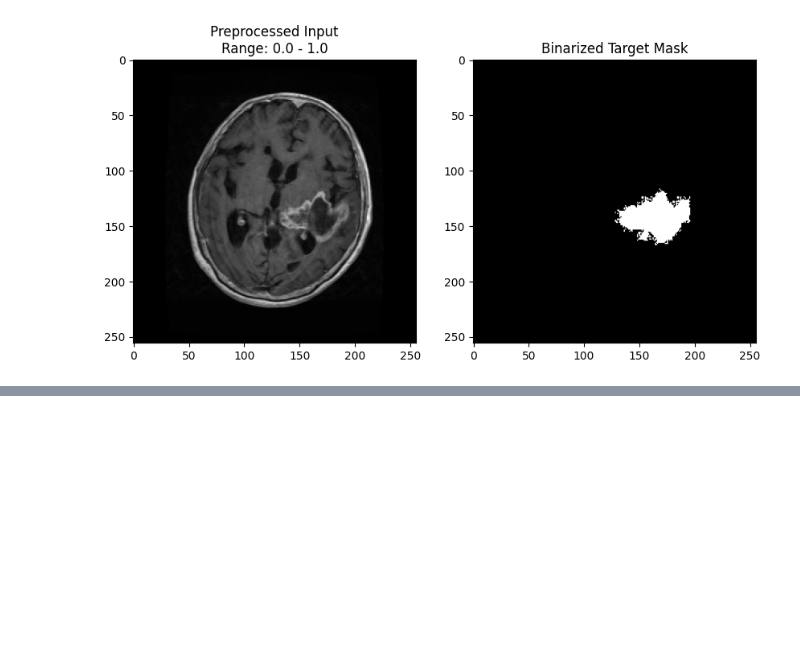
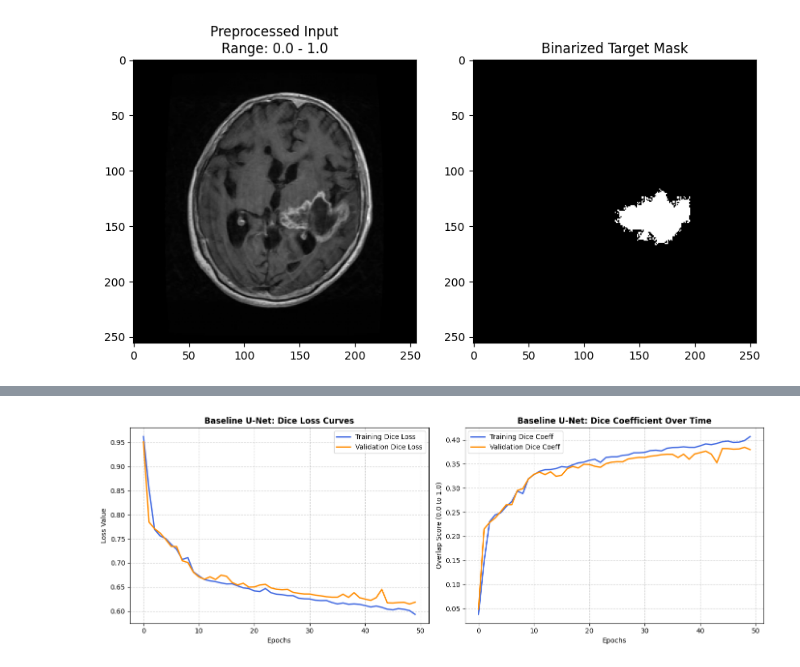
Before and after one commit to Hahaitsriya/MRI_Brain_Tumor_Segementation, a Jupyter notebook: MRI_Brain_Tumor_Segmentation.ipynb, the cells around one changed output, grey strips where cells are left out. Saved outputs shown, nothing was run; the diff lists cells and outputs as text; code cells hidden in the pictures; blank space fills up the shorter version.

```diff
--- a/MRI_Brain_Tumor_Segmentation.ipynb
+++ b/MRI_Brain_Tumor_Segmentation.ipynb
@@ -324,0 +390,16 @@ Processed Batch Mask Shape: (32, 256, 256, 1)
+# %%
+import tensorflow as tf
+
+# 1. Unzip the tuple pairs back into separate image path and mask path lists
+X_train_paths, y_train_paths = zip(*train_pairs)
+X_val_paths, y_val_paths     = zip(*val_pairs)
+
+# 2. Convert them into high-performance tf.data pipelines
+train_dataset = tf.data.Dataset.from_tensor_slices((list(X_train_paths), list(y_train_paths)))
+val_dataset   = tf.data.Dataset.from_tensor_slices((list(X_val_paths), list(y_val_paths)))
+
+# 3. Batch, shuffle, and optimize memory streams using your global variables
+train_dataset = train_dataset.map(tf_parse_wrapper, num_parallel_calls=tf.data.AUTOTUNE).shuffle(buffer_size=100, seed=42).batch(BATCH_SIZE).prefetch(tf.data.AUTOTUNE)
+val_dataset   = val_dataset.map(tf_parse_wrapper, num_parallel_calls=tf.data.AUTOTUNE).batch(BATCH_SIZE).prefetch(tf.data.AUTOTUNE)
+
+print("✅ Training and Validation streams successfully prepared for Section 5!")
@@ -324,0 +525,31 @@ Processed Batch Mask Shape: (32, 256, 256, 1)
+# %%
+import matplotlib.pyplot as plt
+
+# Create a figure canvas
+plt.figure(figsize=(14, 5))
+
+# --- Plot 1: Dice Loss ---
+plt.subplot(1, 2, 1)
+plt.plot(history_5_1.history['loss'], label='Training Dice Loss', color='royalblue', lw=2)
+plt.plot(history_5_1.history['val_loss'], label='Validation Dice Loss', color='darkorange', lw=2)
+plt.title('Baseline U-Net: Dice Loss Curves', fontsize=12, fontweight='bold')
+plt.xlabel('Epochs')
+plt.ylabel('Loss Value')
+plt.legend()
+plt.grid(True, linestyle='--', alpha=0.6)
+
+# --- Plot 2: Dice Coefficient ---
+plt.subplot(1, 2, 2)
+plt.plot(history_5_1.history['dice_coefficient'], label='Training Dice Coeff', color='royalblue', lw=2)
+# FIX: Swapped 'val_loss' to 'val_dice_coefficient' to accurately map validation scores
+plt.plot(history_5_1.history['val_dice_coefficient'], label='Validation Dice Coeff', color='darkorange', lw=2)
+plt.title('Baseline U-Net: Dice Coefficient Over Time', fontsize=12, fontweight='bold')
+plt.xlabel('Epochs')
+plt.ylabel('Overlap Score (0.0 to 1.0)')
+plt.legend()
+plt.grid(True, linestyle='--', alpha=0.6)
+
+plt.tight_layout()
+plt.show()
+# %% [output]
+[figure, added]
```
Also changed, not shown: parts of 33 cells of this notebook.
